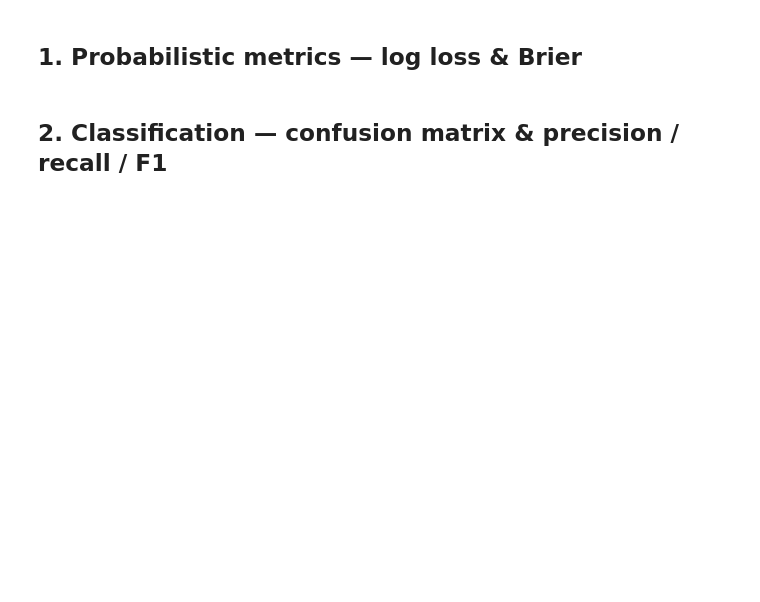
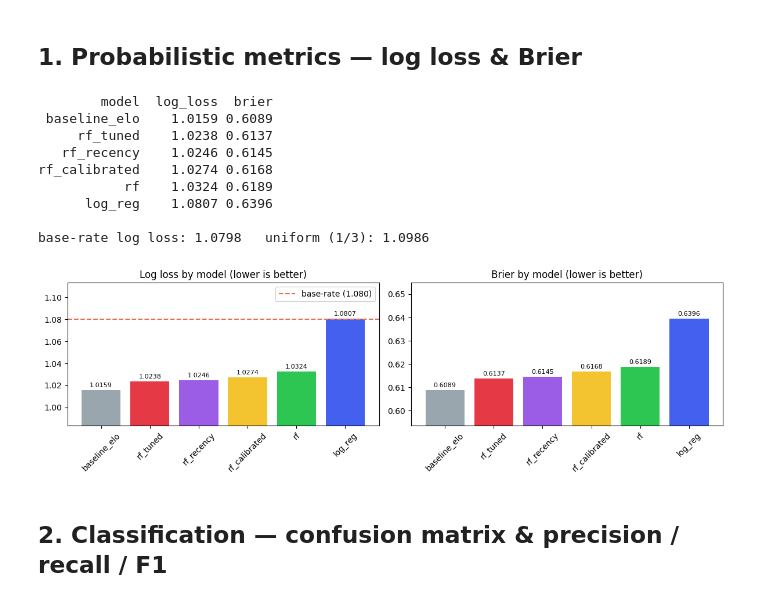
Before and after one commit to RupertGuppy03/MLProject, a Jupyter notebook: notebooks/07_model_comparison.ipynb, the cells around one changed output. Saved outputs shown, nothing was run; the diff lists cells and outputs as text; code cells hidden in the pictures; blank space fills up the shorter version.

```diff
--- a/notebooks/07_model_comparison.ipynb
+++ b/notebooks/07_model_comparison.ipynb
@@ -47,38 +50,71 @@ print("backtested matches per model:", len(model_frame(MODELS[0])))
 # %% [markdown]
 ## 1. Probabilistic metrics — log loss & Brier
 # %%
+MODEL_COLOURS = {
+    "baseline_elo":  "#9aa6ad",
+    "rf_tuned":      "#e63946",
+    "rf_recency":    "#9b5de5",
+    "rf_calibrated": "#f4c430",
+    "rf":            "#2dc653",
+    "log_reg":       "#4361ee",
+}
+
 # Multiclass log loss + Brier for a model's prediction rows.
 def multiclass_metrics(df):
     Pm = df[PROB_COLS].to_numpy()
     yi = df["y_true"].map(CLASS_IDX).to_numpy()
     ll = -np.mean(np.log(np.clip(Pm[np.arange(len(Pm)), yi], 1e-15, None)))
     onehot = np.zeros_like(Pm); onehot[np.arange(len(Pm)), yi] = 1.0
     brier = np.mean(np.sum((Pm - onehot) ** 2, axis=1))
     return ll, brier
 
 summary = pd.DataFrame(
     [{"model": m, **dict(zip(["log_loss", "brier"], multiclass_metrics(model_frame(m))))}
      for m in MODELS]
 ).sort_values("log_loss").reset_index(drop=True)
 
 # Reference floor: always predicting the class base rates.
 d0 = model_frame(MODELS[0])
 yi_all = d0["y_true"].map(CLASS_IDX).to_numpy()
 base = np.bincount(yi_all, minlength=3) / len(yi_all)
 base_ll = -np.mean(np.log(base[yi_all]))
 
 print(summary.round(4).to_string(index=False))
 print(f"\nbase-rate log loss: {base_ll:.4f}   uniform (1/3): {np.log(3):.4f}")
 
 fig, axes = plt.subplots(1, 2, figsize=(12, 3.8))
 for ax, metric, title in zip(axes, ["log_loss", "brier"], ["Log loss", "Brier"]):
     s = summary.sort_values(metric)
-    ax.bar(s["model"], s[metric], color="#9aa6ad")
+    colours = [MODEL_COLOURS.get(m, "#9aa6ad") for m in s["model"]]
+    bars = ax.bar(s["model"], s[metric], color=colours)
+
+    ymin = s[metric].min()
+    ymax = s[metric].max()
+    margin = (ymax - ymin) * 0.5
+    ax.set_ylim(ymin - margin, ymax + margin)
+
+    for bar, val in zip(bars, s[metric]):
+        ax.text(bar.get_x() + bar.get_width() / 2, bar.get_height() + margin * 0.05,
+                f"{val:.4f}", ha="center", va="bottom", fontsize=8)
+
     ax.set_title(f"{title} by model (lower is better)")
     ax.tick_params(axis="x", rotation=45)
+
 axes[0].axhline(base_ll, color="#e76f51", ls="--", label=f"base-rate ({base_ll:.3f})")
 axes[0].legend()
-plt.tight_layout(); plt.show()
+plt.tight_layout()
+plt.show()
+# %% [output]
+        model  log_loss  brier
+ baseline_elo    1.0159 0.6089
+     rf_tuned    1.0238 0.6137
+   rf_recency    1.0246 0.6145
+rf_calibrated    1.0274 0.6168
+           rf    1.0324 0.6189
+      log_reg    1.0807 0.6396
+
+base-rate log loss: 1.0798   uniform (1/3): 1.0986
+[figure, added]
 # %% [markdown]
 ## 2. Classification — confusion matrix & precision / recall / F1
 # %%
```
Also changed, not shown: parts of 5 cells of this notebook, 4 other files.
